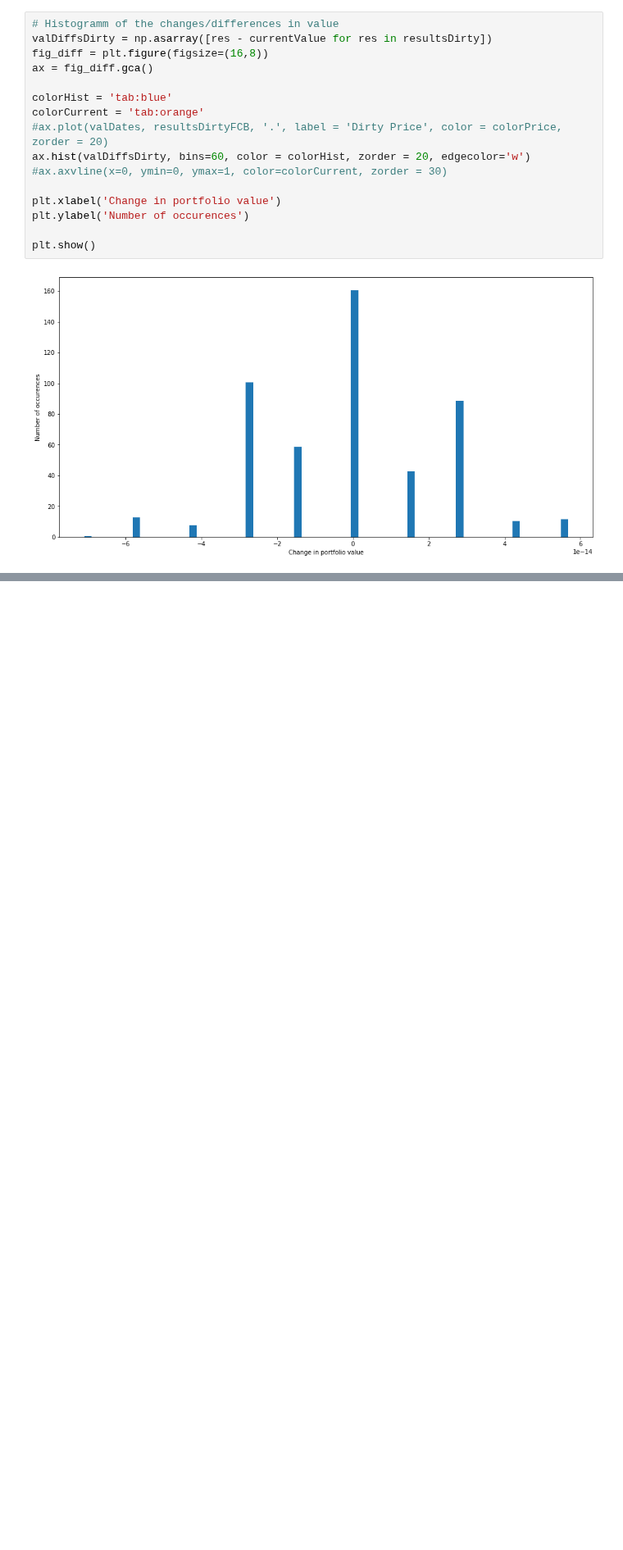
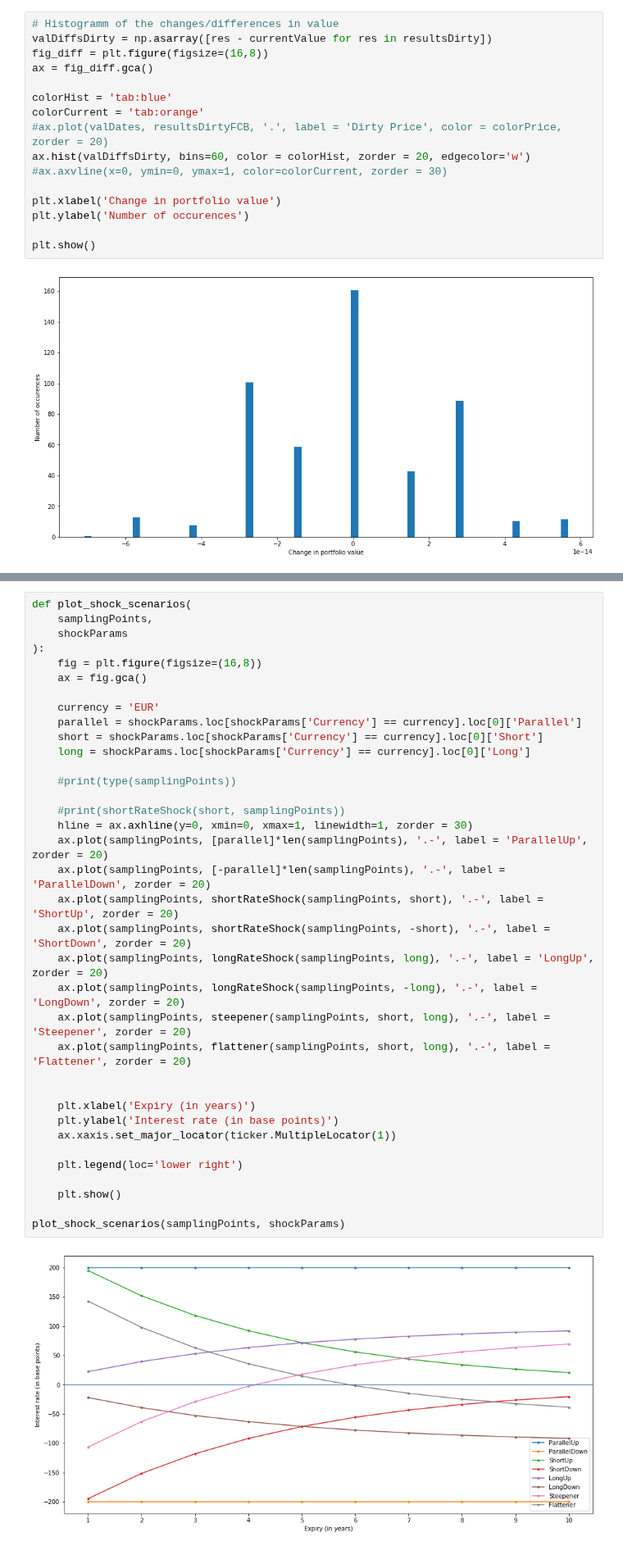
Before and after one commit to Schlendrian/jupyter-notebooks, a Jupyter notebook: instruments/VaR_hist.ipynb, the cells around one changed output, grey strips where cells are left out. Shown at 82% size. Drawn from its saved outputs; the diff is of its cells as text; blank space fills up the shorter version.

Commit message:
Update VaR_hist.ipynb
Added interest rate shock scenarios

```diff
--- a/instruments/VaR_hist.ipynb
+++ b/instruments/VaR_hist.ipynb
@@ -557,0 +736,38 @@ plt.show()
+# %%
+def plot_shock_scenarios(
+    samplingPoints,
+    shockParams
+):
+    fig = plt.figure(figsize=(16,8))
+    ax = fig.gca()
+
+    currency = 'EUR'
+    parallel = shockParams.loc[shockParams['Currency'] == currency].loc[0]['Parallel']
+    short = shockParams.loc[shockParams['Currency'] == currency].loc[0]['Short']
+    long = shockParams.loc[shockParams['Currency'] == currency].loc[0]['Long']
+
+    #print(type(samplingPoints))
+
+    #print(shortRateShock(short, samplingPoints))
+    hline = ax.axhline(y=0, xmin=0, xmax=1, linewidth=1, zorder = 30)
+    ax.plot(samplingPoints, [parallel]*len(samplingPoints), '.-', label = 'ParallelUp', zorder = 20)
+    ax.plot(samplingPoints, [-parallel]*len(samplingPoints), '.-', label = 'ParallelDown', zorder = 20)
+    ax.plot(samplingPoints, shortRateShock(samplingPoints, short), '.-', label = 'ShortUp', zorder = 20)
+    ax.plot(samplingPoints, shortRateShock(samplingPoints, -short), '.-', label = 'ShortDown', zorder = 20)
+    ax.plot(samplingPoints, longRateShock(samplingPoints, long), '.-', label = 'LongUp', zorder = 20)
+    ax.plot(samplingPoints, longRateShock(samplingPoints, -long), '.-', label = 'LongDown', zorder = 20)
+    ax.plot(samplingPoints, steepener(samplingPoints, short, long), '.-', label = 'Steepener', zorder = 20)
+    ax.plot(samplingPoints, flattener(samplingPoints, short, long), '.-', label = 'Flattener', zorder = 20)
+
+
+    plt.xlabel('Expiry (in years)')
+    plt.ylabel('Interest rate (in base points)')
+    ax.xaxis.set_major_locator(ticker.MultipleLocator(1))
+
+    plt.legend(loc='lower right')
+
+    plt.show()
+
+plot_shock_scenarios(samplingPoints, shockParams)
+# %% [output]
+[figure, added]
```
Also changed, not shown: parts of 10 cells of this notebook.
